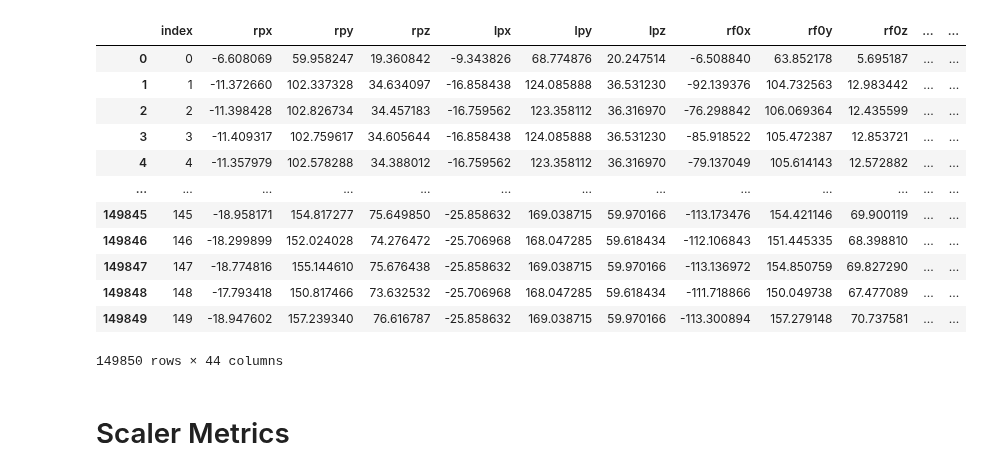
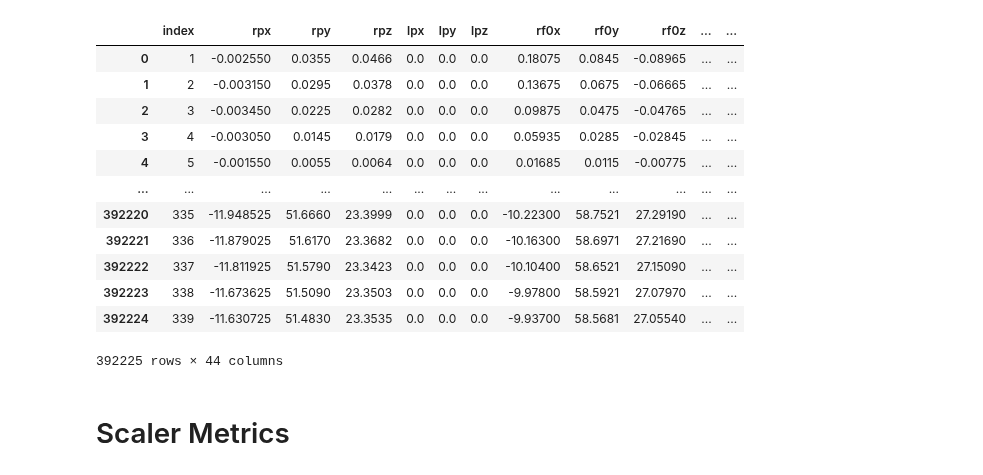
Before and after one commit to atick-faisal/Sign-Language-Recognition, a Jupyter notebook: core/src/notebooks/AlgorithmDL.ipynb, the cells around one changed output. Cells and saved outputs as stored; diff of their text form; code cells hidden in the pictures.

```diff
--- a/core/src/notebooks/AlgorithmDL.ipynb
+++ b/core/src/notebooks/AlgorithmDL.ipynb
@@ -14,61 +15,67 @@ gestures = config.GESTURES
 learning_rate = 3e-4
 
 test_subject = "007"
+# %%
+def __pre_process_recording(data: pd.DataFrame) -> pd.DataFrame:
+    data.drop(columns=["time"], inplace=True)
+    data.drop(0, inplace=True)  # Remove first All-0 row
+    return data - data.iloc[:10].median()  # Initial position correction
 # %%
 train_dataset = pd.DataFrame()
 test_dataset = pd.DataFrame()
 
 for subject in subjects:
-    for gesture in config.GESTURES:
+    for gesture in Config.GESTURES:
         gesture_dir = os.path.join(data_dir, subject, gesture)
         recordings = os.listdir(gesture_dir)
         for recording in recordings:
             file_path = os.path.join(gesture_dir, recording)
             data = pd.read_csv(file_path)
-            data.drop(columns=["time"], inplace=True)
-            data = data.apply(resample, args=(config.SEGMENT_LEN, None, 0))
+            # data.drop(columns=["time"], inplace=True)
+            data = __pre_process_recording(data)
+            data = data.apply(resample, args=(Config.SEGMENT_LEN, None, 0))
 
             for_training = subject != test_subject
 
         #     # ... calculating distance of the index finger
         #     data["drf1"] = ((data["rf1x"] - data["rpx"]).pow(2) + \
         #             (data["rf1z"] - data["rpz"]).pow(2)).pow(0.5)
 
         #     data["dlf1"] = ((data["lf1x"] - data["lpx"]).pow(2) + \
         #             (data["lf1z"] - data["lpz"]).pow(2)).pow(0.5)
 
             data["drf0x"] = data["rf0x"] - data["rpx"]
             data["drf0y"] = data["rf0y"] - data["rpy"]
             data["drf0z"] = data["rf0z"] - data["rpz"]
 
             data["drf1x"] = data["rf1x"] - data["rpx"]
             data["drf1y"] = data["rf1y"] - data["rpy"]
             data["drf1z"] = data["rf1z"] - data["rpz"]
 
-            data["label"] = config.GESTURES.index(gesture)
+            data["label"] = Config.GESTURES.index(gesture)
 
             if for_training:
                 train_dataset = pd.concat([train_dataset, data])
             else:
                 test_dataset = pd.concat([test_dataset, data])
 
 train_dataset.reset_index(inplace=True)
 test_dataset.reset_index(inplace=True)
 train_dataset
 # %% [output]
 |  | index | rpx | rpy | rpz | lpx | lpy | lpz | rf0x | rf0y | rf0z | ... | ... |
-| 0 | 0 | -6.608069 | 59.958247 | 19.360842 | -9.343826 | 68.774876 | 20.247514 | -6.508840 | 63.852178 | 5.695187 | ... | ... |
-| 1 | 1 | -11.372660 | 102.337328 | 34.634097 | -16.858438 | 124.085888 | 36.531230 | -92.139376 | 104.732563 | 12.983442 | ... | ... |
-| 2 | 2 | -11.398428 | 102.826734 | 34.457183 | -16.759562 | 123.358112 | 36.316970 | -76.298842 | 106.069364 | 12.435599 | ... | ... |
-| 3 | 3 | -11.409317 | 102.759617 | 34.605644 | -16.858438 | 124.085888 | 36.531230 | -85.918522 | 105.472387 | 12.853721 | ... | ... |
-| 4 | 4 | -11.357979 | 102.578288 | 34.388012 | -16.759562 | 123.358112 | 36.316970 | -79.137049 | 105.614143 | 12.572882 | ... | ... |
+| 0 | 1 | -0.002550 | 0.0355 | 0.0466 | 0.0 | 0.0 | 0.0 | 0.18075 | 0.0845 | -0.08965 | ... | ... |
+| 1 | 2 | -0.003150 | 0.0295 | 0.0378 | 0.0 | 0.0 | 0.0 | 0.13675 | 0.0675 | -0.06665 | ... | ... |
+| 2 | 3 | -0.003450 | 0.0225 | 0.0282 | 0.0 | 0.0 | 0.0 | 0.09875 | 0.0475 | -0.04765 | ... | ... |
+| 3 | 4 | -0.003050 | 0.0145 | 0.0179 | 0.0 | 0.0 | 0.0 | 0.05935 | 0.0285 | -0.02845 | ... | ... |
+| 4 | 5 | -0.001550 | 0.0055 | 0.0064 | 0.0 | 0.0 | 0.0 | 0.01685 | 0.0115 | -0.00775 | ... | ... |
 | ... | ... | ... | ... | ... | ... | ... | ... | ... | ... | ... | ... | ... |
-| 149845 | 145 | -18.958171 | 154.817277 | 75.649850 | -25.858632 | 169.038715 | 59.970166 | -113.173476 | 154.421146 | 69.900119 | ... | ... |
-| 149846 | 146 | -18.299899 | 152.024028 | 74.276472 | -25.706968 | 168.047285 | 59.618434 | -112.106843 | 151.445335 | 68.398810 | ... | ... |
-| 149847 | 147 | -18.774816 | 155.144610 | 75.676438 | -25.858632 | 169.038715 | 59.970166 | -113.136972 | 154.850759 | 69.827290 | ... | ... |
-| 149848 | 148 | -17.793418 | 150.817466 | 73.632532 | -25.706968 | 168.047285 | 59.618434 | -111.718866 | 150.049738 | 67.477089 | ... | ... |
-| 149849 | 149 | -18.947602 | 157.239340 | 76.616787 | -25.858632 | 169.038715 | 59.970166 | -113.300894 | 157.279148 | 70.737581 | ... | ... |
+| 392220 | 335 | -11.948525 | 51.6660 | 23.3999 | 0.0 | 0.0 | 0.0 | -10.22300 | 58.7521 | 27.29190 | ... | ... |
+| 392221 | 336 | -11.879025 | 51.6170 | 23.3682 | 0.0 | 0.0 | 0.0 | -10.16300 | 58.6971 | 27.21690 | ... | ... |
+| 392222 | 337 | -11.811925 | 51.5790 | 23.3423 | 0.0 | 0.0 | 0.0 | -10.10400 | 58.6521 | 27.15090 | ... | ... |
+| 392223 | 338 | -11.673625 | 51.5090 | 23.3503 | 0.0 | 0.0 | 0.0 | -9.97800 | 58.5921 | 27.07970 | ... | ... |
+| 392224 | 339 | -11.630725 | 51.4830 | 23.3535 | 0.0 | 0.0 | 0.0 | -9.93700 | 58.5681 | 27.05540 | ... | ... |
-149850 rows × 44 columns
+392225 rows × 44 columns
 # %% [markdown]
 # Scaler Metrics
 # %%
```
Also changed, not shown: parts of 4 cells of this notebook, 2 other files.
